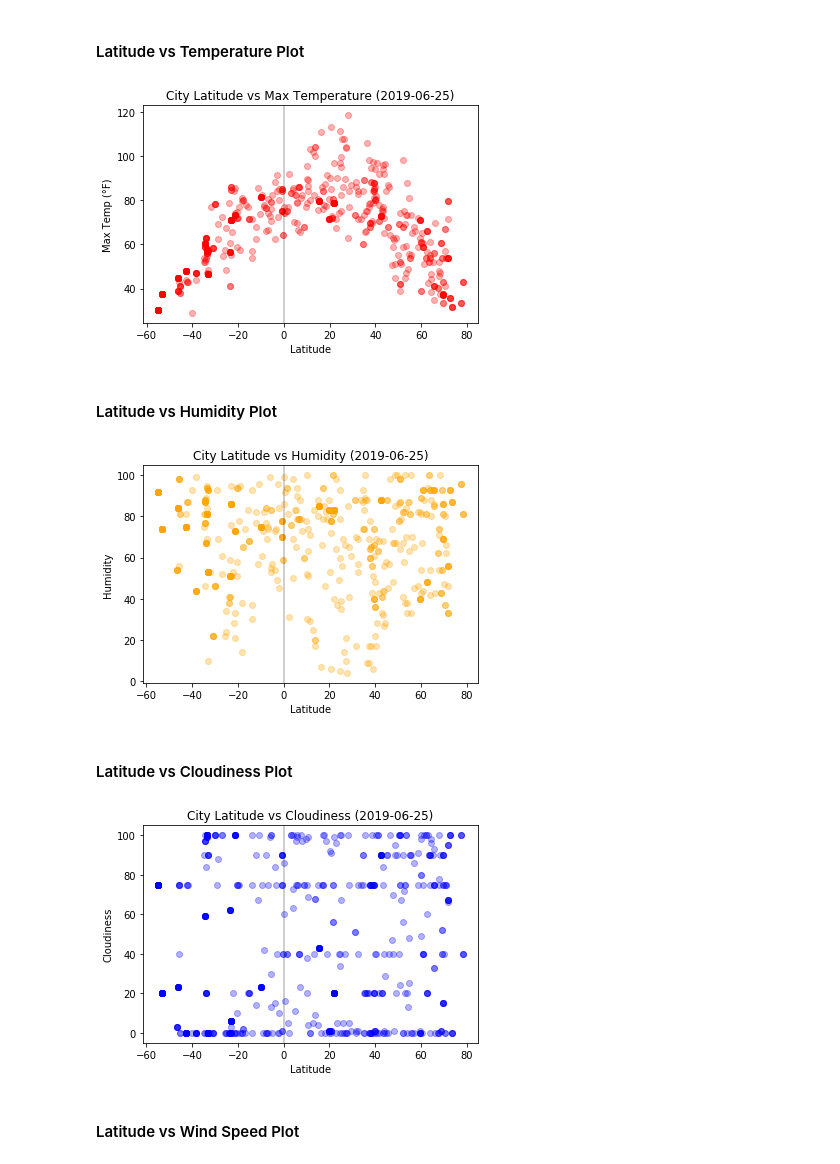
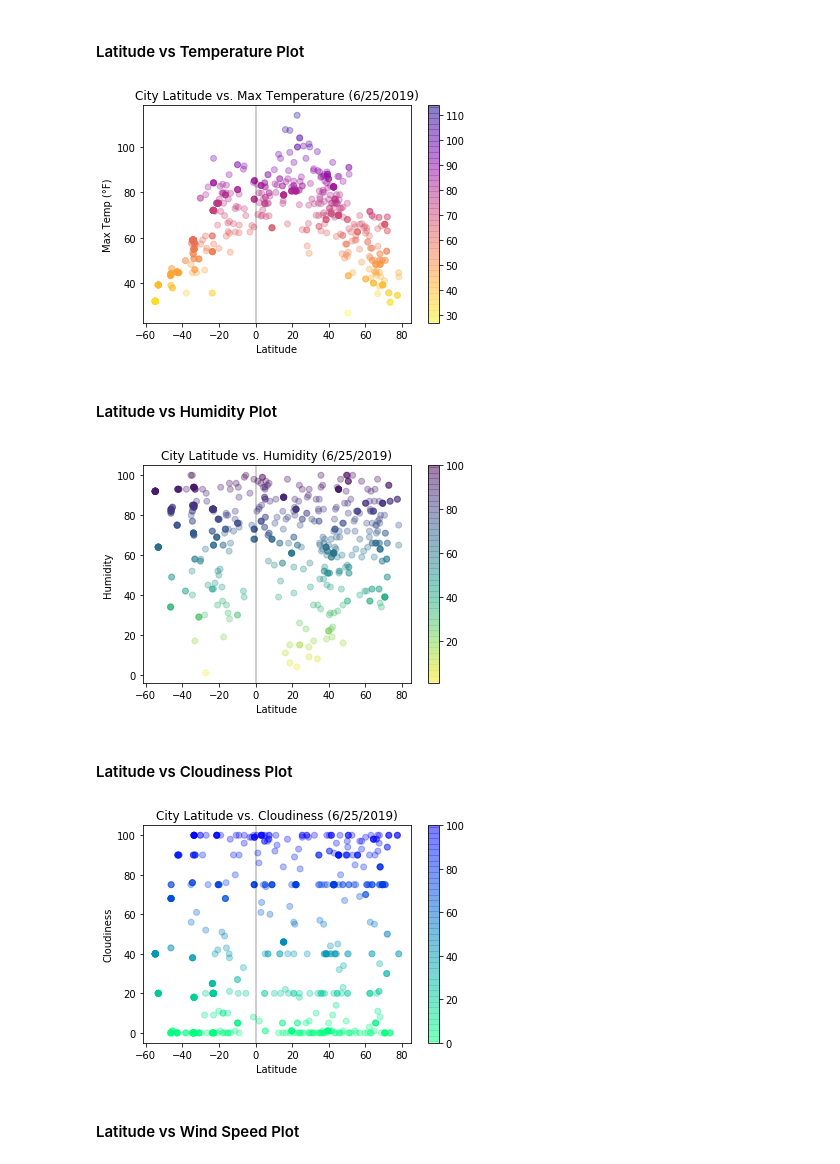
Before and after one commit to kathleeng77/Weather-API-Challenge, a Jupyter notebook: weather.ipynb, the cells around one changed output. Saved outputs shown, nothing was run; the diff lists cells and outputs as text; code cells hidden in the pictures.

Commit message:
explored colormaps and updated readme

```diff
--- a/weather.ipynb
+++ b/weather.ipynb
@@ -29,9 +28,8 @@ lats = []
 longs = []
 coords = []
 cities = []
-countries = []
 
-# stop random from resetting every time while coding (keep SAME random set each time I run through cells)
+# stop random from resetting
 # np.random.seed(125)
 
 # get latitudes and longitudes
@@ -40,8 +38,7 @@ for lat in np.random.randint(-90,90,700):
 for long in np.random.randint(-180,180,700):
     longs.append(long)
 
-# researched zip() in Python2 and Python3: went down a rabbit hole
-# zip together (don't have to make into tuple because I will reference 'lat,long' later instead of using coord[index])
+# zip together
 coords = zip(lats, longs)
 
 # Identify nearest city for each coordinate and append the city_name/country_code to
@@ -49,7 +46,6 @@ for lat,long in coords:
     city = citipy.nearest_city(lat,long)
     if city not in cities:
         cities.append(city.city_name)
-        countries.append(city.country_code.upper())
 
 # Print the city count to confirm sufficient count
 print(f"You have generated {len(cities)} cities.")
@@ -150,52 +155,54 @@ Four plots analyzing relationships between latitude and the following:
 # %% [markdown]
 #### Latitude vs Temperature Plot
 # %%
-# CMAP: 'autumn' goes from red to yellow --> temperature
+# format today's date
+today = f"{dt.now().date().month}/{dt.now().date().day}/{dt.now().date().year}"
 
 # temperature plot
-# colors = rng.rand(100)
-plt.scatter(df["Latitude"], df["Max Temp (\u00b0F)"], color="red", alpha=0.3, cmap='autumn')
-# plt.colorbar();
+x_temp = df["Latitude"]
+y_temp = df["Max Temp (\u00b0F)"]
+plt.scatter(x_temp, y_temp, c=y_temp, alpha=0.3, cmap=cm.plasma.reversed())
+plt.colorbar()
 plt.axvline(0, color="black", alpha=0.25)
 plt.xlabel("Latitude")
 plt.ylabel("Max Temp (\u00b0F)")
-plt.title(f"City Latitude vs Max Temperature ({datetime.now().date()})")
+plt.title(f"City Latitude vs. Max Temperature ({today})")
 plt.savefig("lat-temp-scatter.png")
 plt.show()
 # %% [output]
-[figure, old version]
+[figure, new version]
 # %% [markdown]
 #### Latitude vs Humidity Plot
 # %%
-# CMAP: 'spring' goes from pink to yellow --> humidity
-
 # humidity plot
-plt.scatter(df["Latitude"], df["Humidity"], color="orange", alpha=0.3, cmap='spring')
-# plt.colorbar();
+x_humid = df["Latitude"]
+y_humid = df["Humidity"]
+plt.scatter(x_humid, y_humid, c=y_humid, alpha=0.3, cmap=cm.viridis.reversed())
+plt.colorbar()
 plt.axvline(0, color="black", alpha=0.25)
 plt.xlabel("Latitude")
 plt.ylabel("Humidity")
-plt.title(f"City Latitude vs Humidity ({datetime.now().date()})")
+plt.title(f"City Latitude vs. Humidity ({today})")
 plt.savefig("lat-humidity-scatter.png")
 plt.show()
 # %% [output]
-[figure, old version]
+[figure, new version]
 # %% [markdown]
 #### Latitude vs Cloudiness Plot
 # %%
-# CMAP: 'winter' goes from dark blue to light green --> cloudiness
-
 # cloudiness plot
-plt.scatter(df["Latitude"], df["Cloudiness"], color="blue", alpha=0.3, cmap='winter')
-# plt.colorbar();
+x_cloud = df["Latitude"]
+y_cloud = df["Cloudiness"]
+plt.scatter(x_cloud, y_cloud, c=y_cloud, alpha=0.3, cmap=cm.winter.reversed())
+plt.colorbar()
 plt.axvline(0, color="black", alpha=0.25)
 plt.xlabel("Latitude")
 plt.ylabel("Cloudiness")
-plt.title(f"City Latitude vs Cloudiness ({datetime.now().date()})")
+plt.title(f"City Latitude vs. Cloudiness ({today})")
 plt.savefig("lat-cloudiness-scatter.png")
 plt.show()
 # %% [output]
-[figure, old version]
+[figure, new version]
 # %% [markdown]
 #### Latitude vs Wind Speed Plot
 # %%
```
Also changed, not shown: parts of 10 cells of this notebook, 6 other files.
